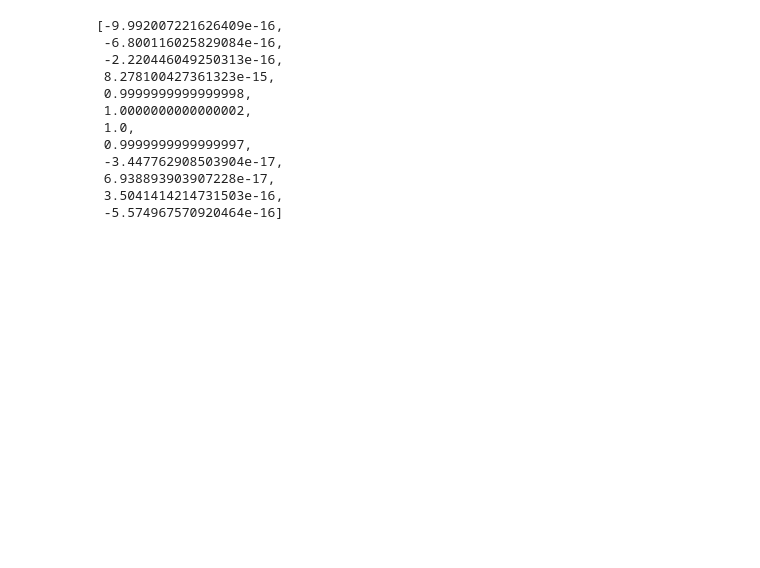
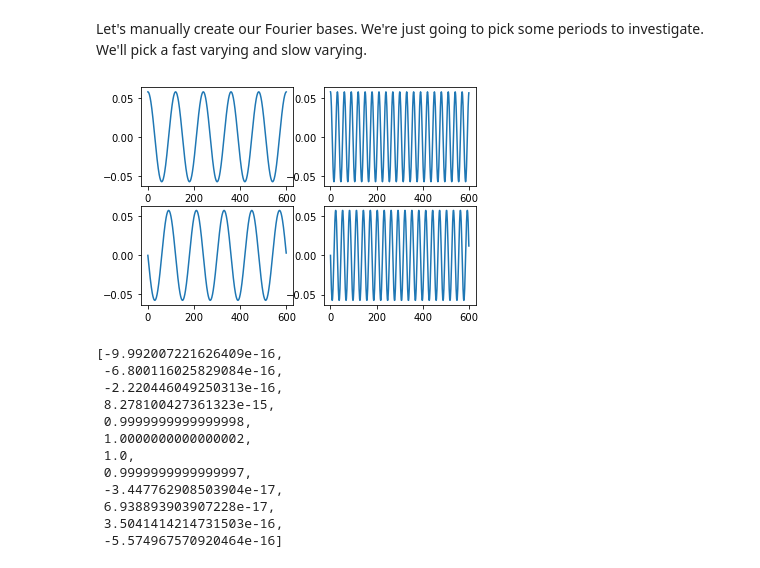
Before and after one commit to smart-stats/ds4bio_book, a Jupyter notebook: linearModels_FFTs.ipynb, the cells around one changed output. Saved outputs shown, nothing was run; the diff lists cells and outputs as text; code cells hidden in the pictures; blank space fills up the shorter version.

```diff
--- a/linearModels_FFTs.ipynb
+++ b/linearModels_FFTs.ipynb
@@ -85,3 +100,5 @@ plt.plot(y)
+# %% [markdown]
+Let's manually create our Fourier bases. We're just going to pick some periods to investigate. We'll pick a fast varying and slow varying.
 # %%
 
 ## Create 4 elements
@@ -90,6 +107,15 @@ c5  = np.cos(-2 * np.pi * t * 5 / n  ) / np.sqrt(n /2)
 c20 = np.cos(-2 * np.pi * t * 20 / n ) / np.sqrt(n /2)
 s5  = np.sin(-2 * np.pi * t * 5  / n  )/ np.sqrt(n /2)
 s20 = np.sin(-2 * np.pi * t * 20 / n  ) / np.sqrt(n /2)
+# %%
+fig, axs = plt.subplots(2, 2)
+axs[0,0].plot(t, c5)
+axs[0,1].plot(t, c20)
+axs[1,0].plot(t, s5)
+axs[1,1].plot(t, s20)
+plt.show()
+# %% [output]
+[figure, added]
 # %%
 ## Verify that they are orthonormal mean 0
 [
```
Also changed, not shown: parts of 8 cells of this notebook.
